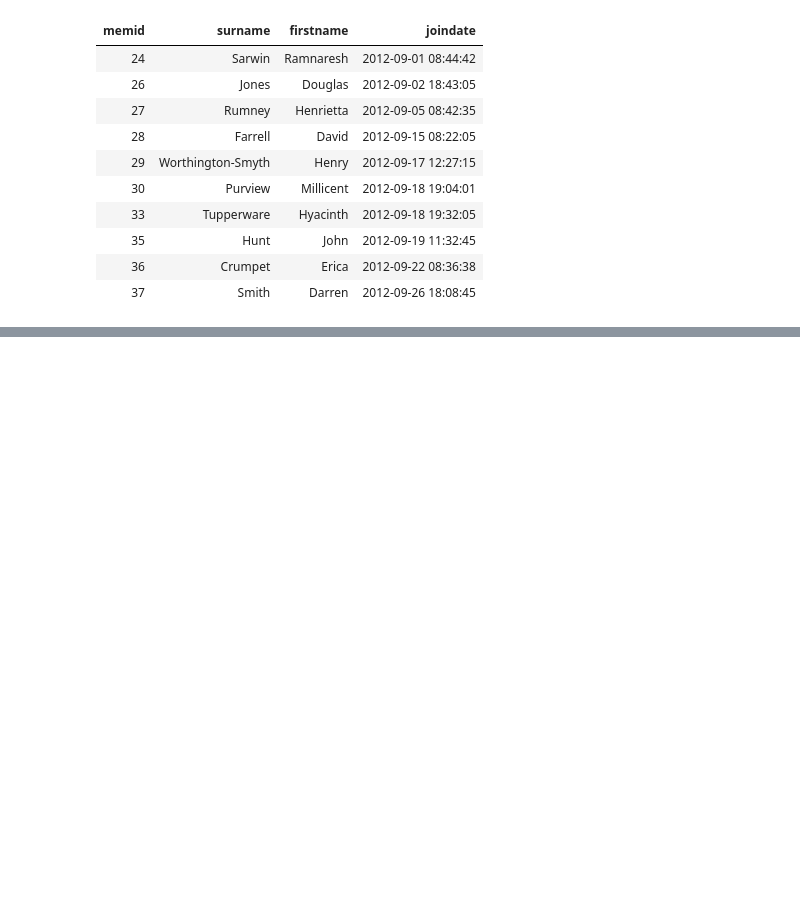
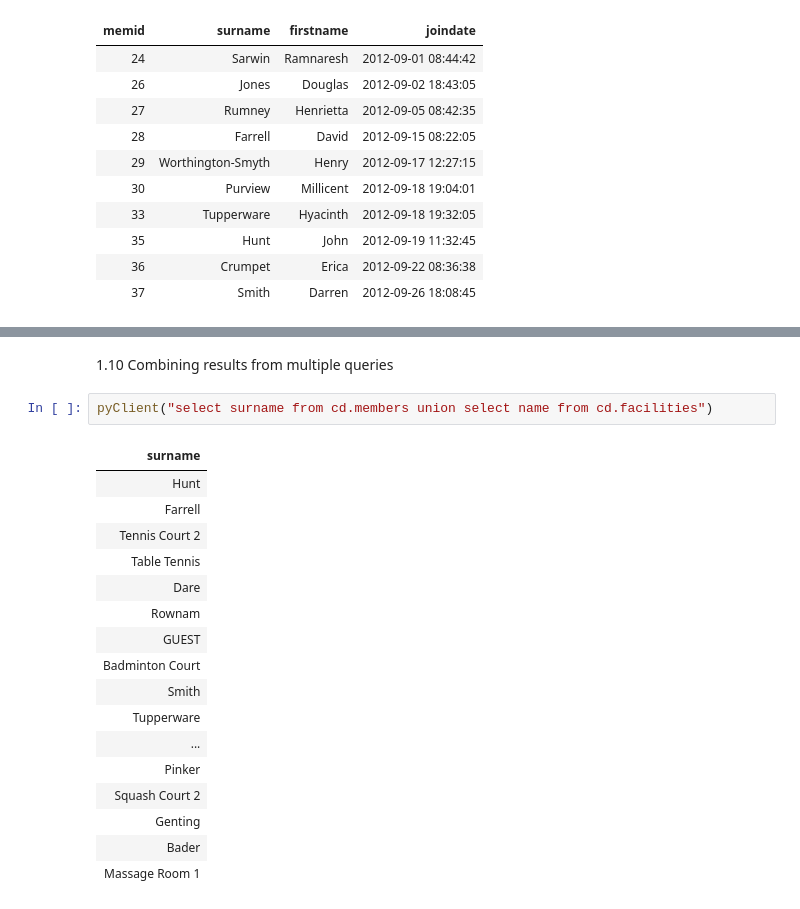
Before and after one commit to Kishan-09/Video-Game-Sales, a Jupyter notebook: PG24_3C_Exercise.ipynb, the cells around one changed output, grey strips where cells are left out. Drawn from its saved outputs; the diff is of its cells as text; blank space fills up the shorter version.

```diff
--- a/PG24_3C_Exercise.ipynb
+++ b/PG24_3C_Exercise.ipynb
@@ -393,0 +412,22 @@ pyClient("select memid, surname, firstname, joindate from cd.members where joind
+# %% [markdown]
+1.10 Combining results from multiple queries
+# %%
+pyClient("select surname from cd.members union select name from cd.facilities")
+# %% [output]
+| surname |
+| Hunt |
+| Farrell |
+| Tennis Court 2 |
+| Table Tennis |
+| Dare |
+| Rownam |
+| GUEST |
+| Badminton Court |
+| Smith |
+| Tupperware |
+| ... |
+| Pinker |
+| Squash Court 2 |
+| Genting |
+| Bader |
+| Massage Room 1 |
```
Also changed, not shown: parts of 22 cells of this notebook.
